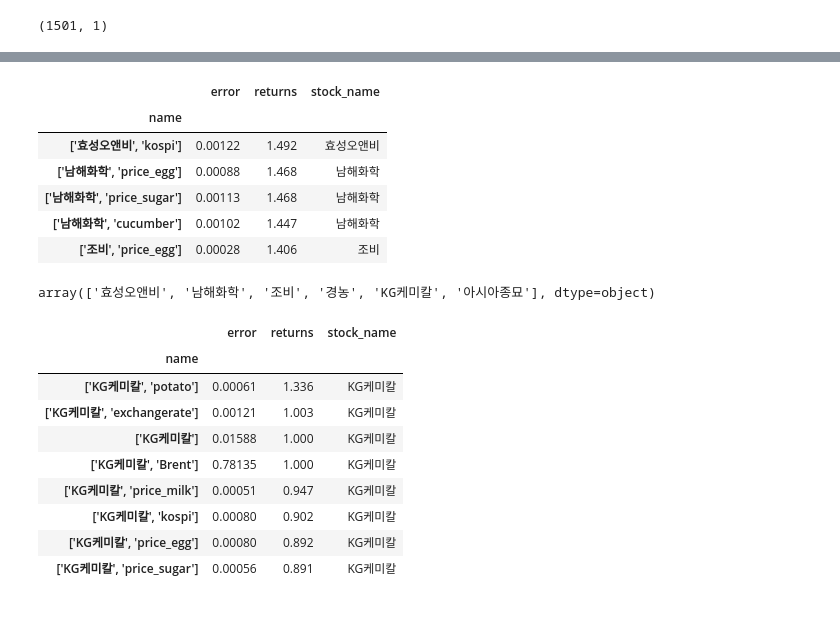
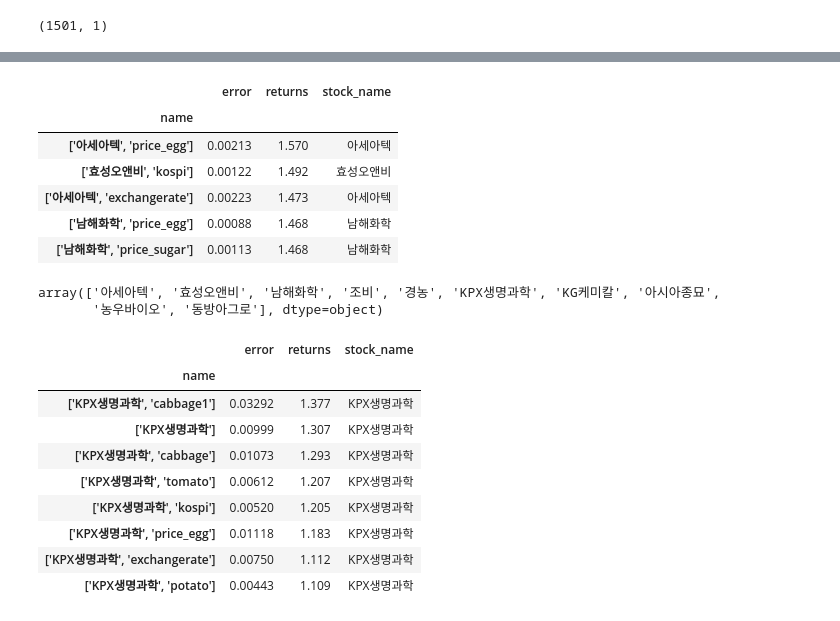
Before and after one commit to sunnight9507/BitAcademy, a Jupyter notebook: Project/Data_to_database.ipynb, the cells around one changed output, grey strips where cells are left out. Saved outputs shown, nothing was run; the diff lists cells and outputs as text; code cells hidden in the pictures.

```diff
--- a/Project/Data_to_database.ipynb
+++ b/Project/Data_to_database.ipynb
@@ -144,6 +144,6 @@ data.tail(2)
 # %%
-target_name = 'KG케미칼'
-target_names = [target_name, 'potato']
+target_name = 'KPX생명과학'
+target_names = [target_name,'cabbage1']
 #df = data[]
 shift_steps = 1
 
@@ -244,5 +244,5 @@ print(y_batch.shape)
 # %%
 model = init_model()
 # [_stock_Jobi_, _onion_].h5
-model.load_weights('model/[\'KG케미칼\', \'potato\'].h5')# Re-evaluate the model , \'price_egg\'
+model.load_weights('model/[\'KPX생명과학\', \'cabbage1\'].h5')# Re-evaluate the model , \'price_egg\'
 # %% [output]
@@ -398,25 +387,26 @@ result.head()
 # %% [output]
 |  | error | returns | stock_name |
 | name |  |  |  |
+| ['아세아텍', 'price_egg'] | 0.00213 | 1.570 | 아세아텍 |
 | ['효성오앤비', 'kospi'] | 0.00122 | 1.492 | 효성오앤비 |
+| ['아세아텍', 'exchangerate'] | 0.00223 | 1.473 | 아세아텍 |
 | ['남해화학', 'price_egg'] | 0.00088 | 1.468 | 남해화학 |
 | ['남해화학', 'price_sugar'] | 0.00113 | 1.468 | 남해화학 |
-| ['남해화학', 'cucumber'] | 0.00102 | 1.447 | 남해화학 |
-| ['조비', 'price_egg'] | 0.00028 | 1.406 | 조비 |
 # %%
 result['stock_name'].unique()
 # %% [output]
-array(['효성오앤비', '남해화학', '조비', '경농', 'KG케미칼', '아시아종묘'], dtype=object)
+array(['아세아텍', '효성오앤비', '남해화학', '조비', '경농', 'KPX생명과학', 'KG케미칼', '아시아종묘',
+       '농우바이오', '동방아그로'], dtype=object)
 # %%
-result[result['stock_name'] == 'KG케미칼']
+result[result['stock_name'] == 'KPX생명과학']
 # %% [output]
 |  | error | returns | stock_name |
 | name |  |  |  |
-| ['KG케미칼', 'potato'] | 0.00061 | 1.336 | KG케미칼 |
-| ['KG케미칼', 'exchangerate'] | 0.00121 | 1.003 | KG케미칼 |
-| ['KG케미칼'] | 0.01588 | 1.000 | KG케미칼 |
-| ['KG케미칼', 'Brent'] | 0.78135 | 1.000 | KG케미칼 |
-| ['KG케미칼', 'price_milk'] | 0.00051 | 0.947 | KG케미칼 |
-| ['KG케미칼', 'kospi'] | 0.00080 | 0.902 | KG케미칼 |
-| ['KG케미칼', 'price_egg'] | 0.00080 | 0.892 | KG케미칼 |
-| ['KG케미칼', 'price_sugar'] | 0.00056 | 0.891 | KG케미칼 |
+| ['KPX생명과학', 'cabbage1'] | 0.03292 | 1.377 | KPX생명과학 |
+| ['KPX생명과학'] | 0.00999 | 1.307 | KPX생명과학 |
+| ['KPX생명과학', 'cabbage'] | 0.01073 | 1.293 | KPX생명과학 |
+| ['KPX생명과학', 'tomato'] | 0.00612 | 1.207 | KPX생명과학 |
+| ['KPX생명과학', 'kospi'] | 0.00520 | 1.205 | KPX생명과학 |
+| ['KPX생명과학', 'price_egg'] | 0.01118 | 1.183 | KPX생명과학 |
+| ['KPX생명과학', 'exchangerate'] | 0.00750 | 1.112 | KPX생명과학 |
+| ['KPX생명과학', 'potato'] | 0.00443 | 1.109 | KPX생명과학 |
```
Also changed, not shown: parts of 16 cells of this notebook, 2 other files.
